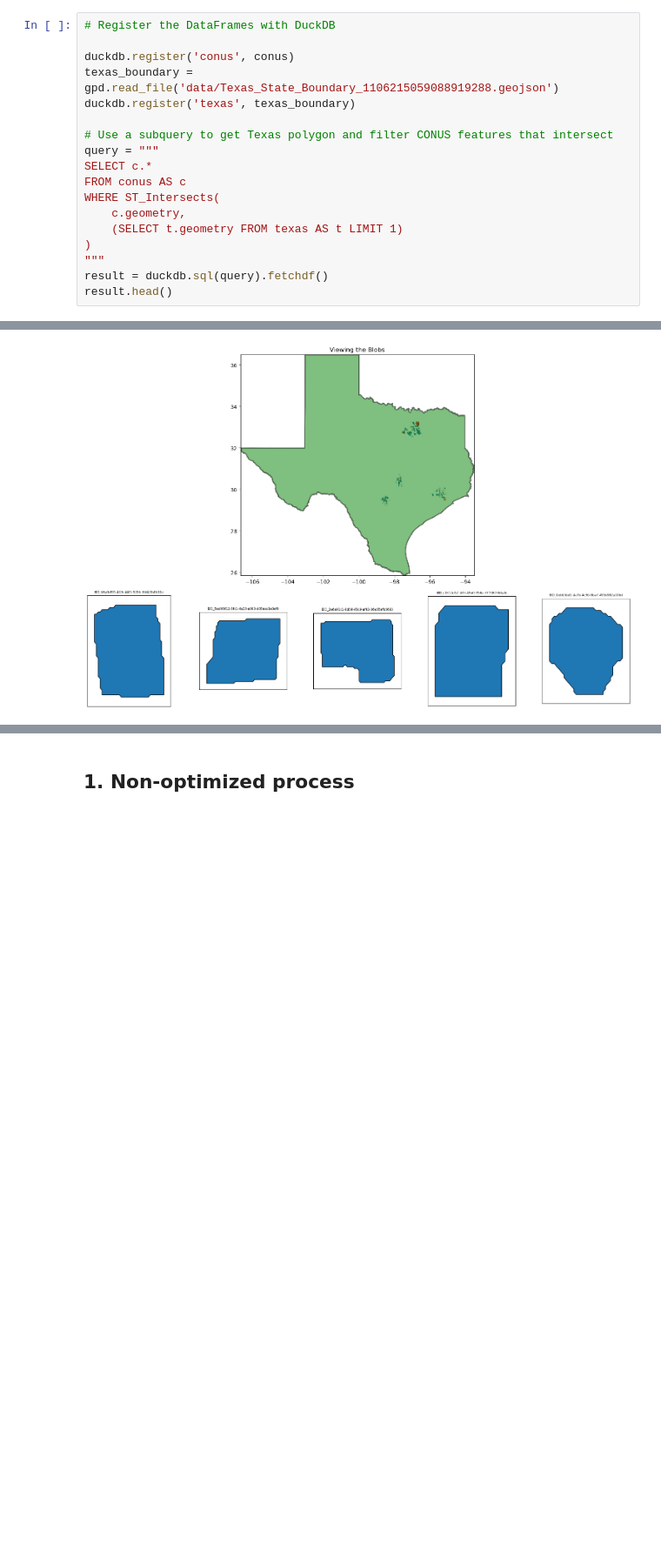
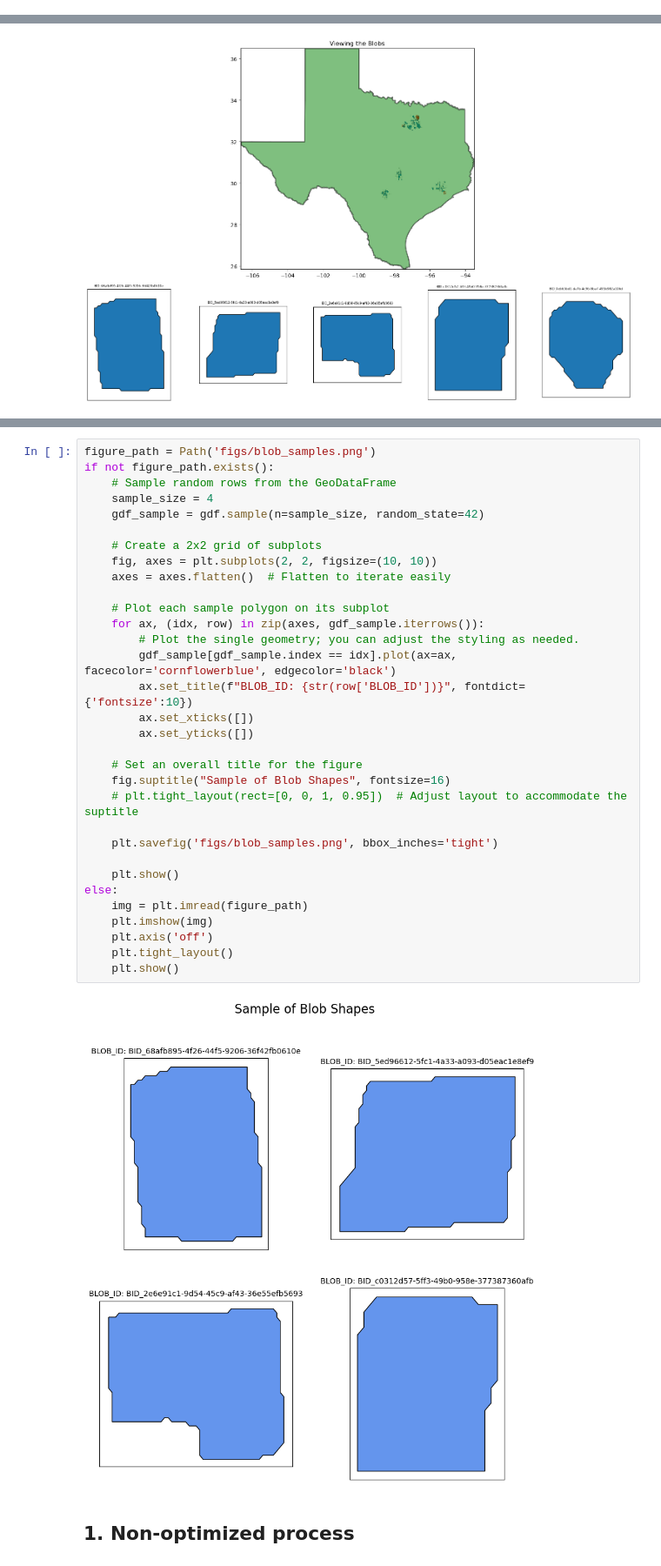
Before and after one commit to sralter/matching_optimization, a Jupyter notebook: matching.ipynb, the cells around one changed output, grey strips where cells are left out. Shown at 87% size. Saved outputs shown, nothing was run; the diff lists cells and outputs as text; blank space fills up the shorter version.

Commit message:
add blob sample figure

```diff
--- a/matching.ipynb
+++ b/matching.ipynb
@@ -101,18 +69,0 @@ texas_boundary.plot()
-# %%
-# Register the DataFrames with DuckDB
-
-duckdb.register('conus', conus)
-texas_boundary = gpd.read_file('data/Texas_State_Boundary_1106215059088919288.geojson')
-duckdb.register('texas', texas_boundary)
-
-# Use a subquery to get Texas polygon and filter CONUS features that intersect
-query = """
-SELECT c.*
-FROM conus AS c
-WHERE ST_Intersects(
-    c.geometry,
-    (SELECT t.geometry FROM texas AS t LIMIT 1)
-)
-"""
-result = duckdb.sql(query).fetchdf()
-result.head()
@@ -646,3 +252,37 @@ else:
+# %%
+figure_path = Path('figs/blob_samples.png')
+if not figure_path.exists():
+    # Sample random rows from the GeoDataFrame
+    sample_size = 4
+    gdf_sample = gdf.sample(n=sample_size, random_state=42)
+
+    # Create a 2x2 grid of subplots
+    fig, axes = plt.subplots(2, 2, figsize=(10, 10))
+    axes = axes.flatten()  # Flatten to iterate easily
+
+    # Plot each sample polygon on its subplot
+    for ax, (idx, row) in zip(axes, gdf_sample.iterrows()):
+        # Plot the single geometry; you can adjust the styling as needed.
+        gdf_sample[gdf_sample.index == idx].plot(ax=ax, facecolor='cornflowerblue', edgecolor='black')
+        ax.set_title(f"BLOB_ID: {str(row['BLOB_ID'])}", fontdict={'fontsize':10})
+        ax.set_xticks([])
+        ax.set_yticks([])
+
+    # Set an overall title for the figure
+    fig.suptitle("Sample of Blob Shapes", fontsize=16)
+    # plt.tight_layout(rect=[0, 0, 1, 0.95])  # Adjust layout to accommodate the suptitle
+
+    plt.savefig('figs/blob_samples.png', bbox_inches='tight')
+
+    plt.show()
+else:
+    img = plt.imread(figure_path)
+    plt.imshow(img)
+    plt.axis('off')
+    plt.tight_layout()
+    plt.show()
+# %% [output]
+[figure, added]
 # %% [markdown]
 ## 1. Non-optimized process
 # %% [markdown]
```
Also changed, not shown: parts of 10 cells of this notebook, 2 other files.
